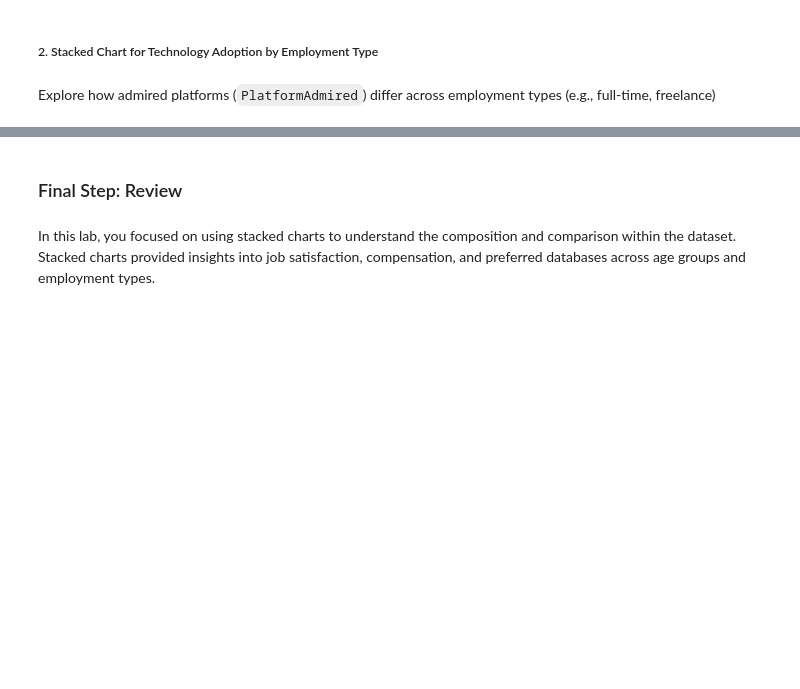
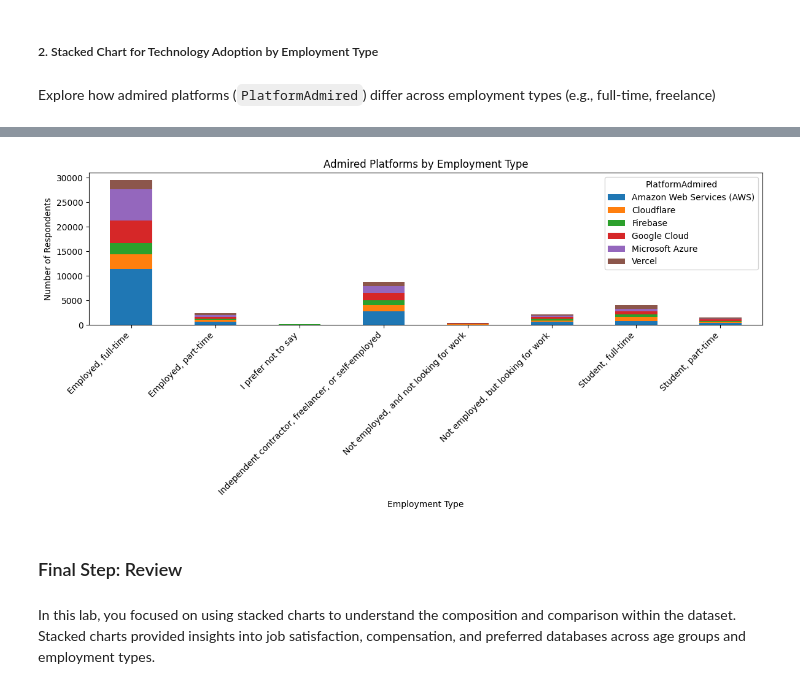
Before and after one commit to scrosby1976/Data-Analyst-Capstone-Project-Shannon, a Jupyter notebook: Lab-22-Stacked Charts.ipynb, the cells around one changed output, grey strips where cells are left out. Cells and saved outputs as stored; diff of their text form; code cells hidden in the pictures; blank space fills up the shorter version.

```diff
--- a/Lab-22-Stacked Charts.ipynb
+++ b/Lab-22-Stacked Charts.ipynb
@@ -842,2 +873,9 @@ platform_counts.head()
 # %%
 #Pivot for stacked chart
+platform_pivot = platform_counts.pivot(
+    index="Employment",
+    columns="PlatformAdmired",
+    values="count"
+).fillna(0)
+
+platform_pivot
@@ -844,3 +893,19 @@ platform_counts.head()
+# %%
+#create the stacked chart
+platform_pivot.plot(
+    kind="bar",
+    stacked=True,
+    figsize=(12,6)
+)
+
+plt.xlabel("Employment Type")
+plt.ylabel("Number of Respondents")
+plt.title("Admired Platforms by Employment Type")
+plt.xticks(rotation=45, ha="right")
+plt.tight_layout()
+plt.show()
+# %% [output]
+[figure, added]
 # %% [markdown]
 ### Final Step: Review
 # %% [markdown]
```
Also changed, not shown: parts of 6 cells of this notebook, 1 other file.
